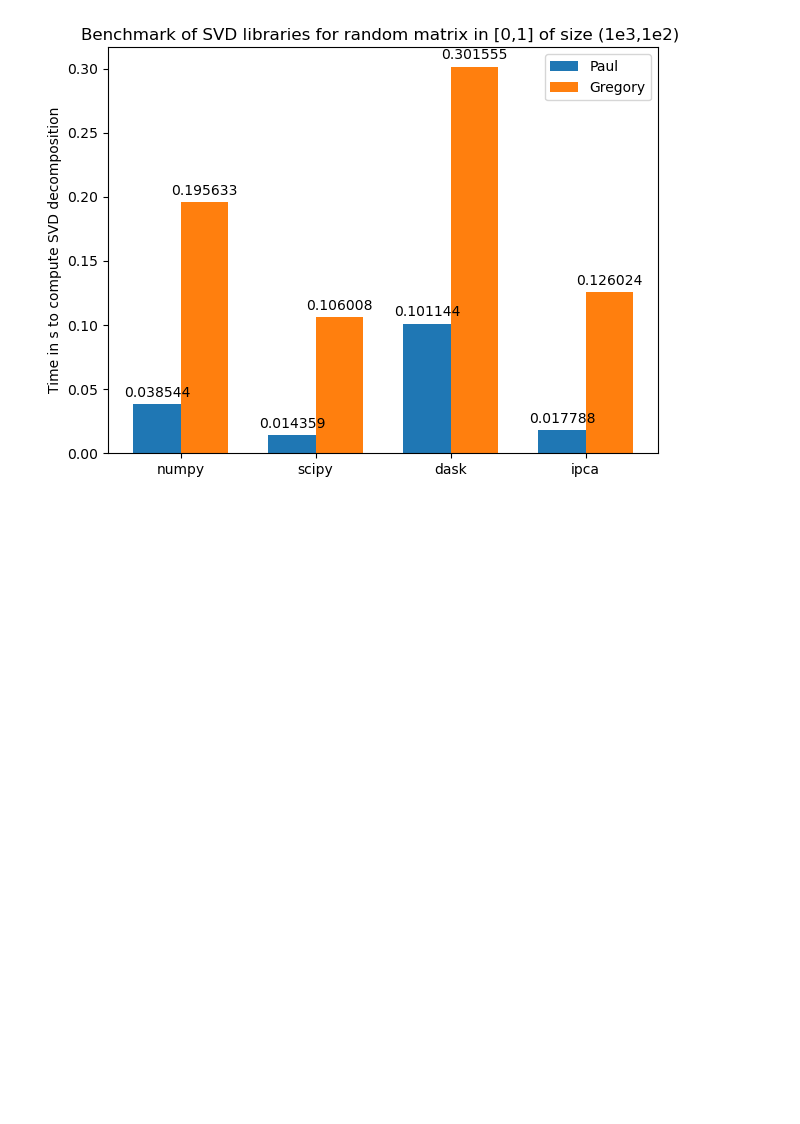
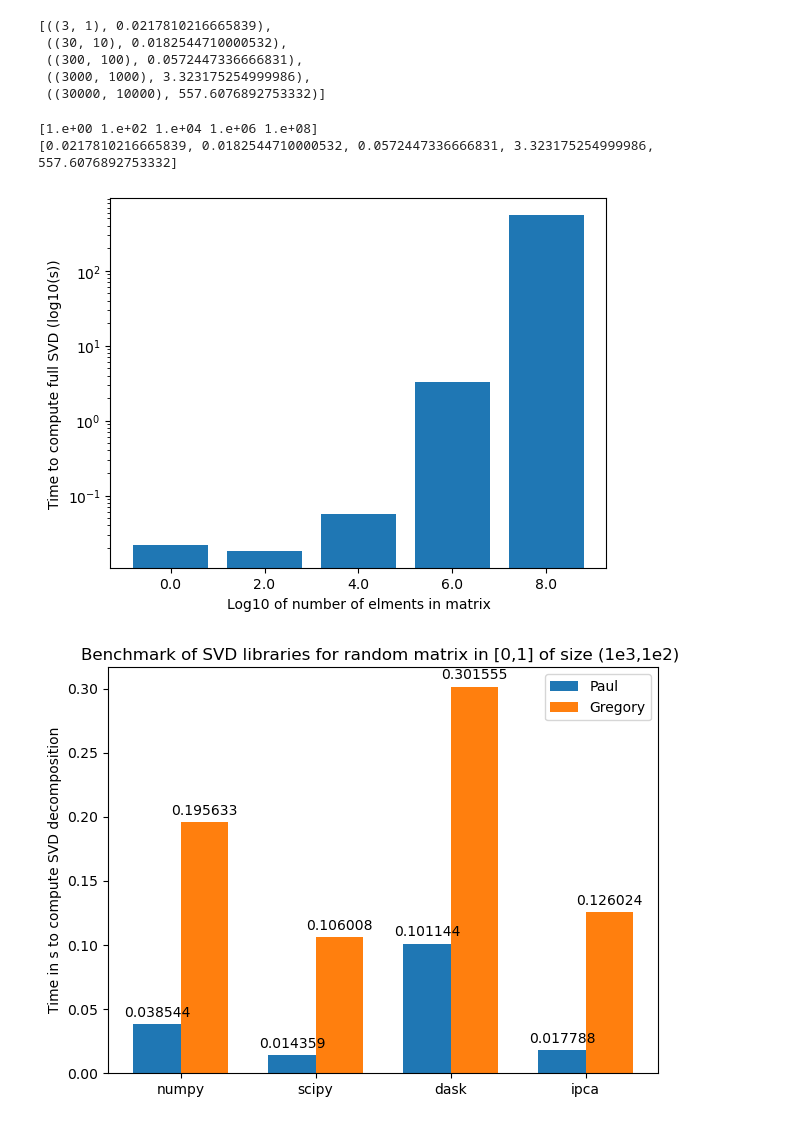
Before and after one commit to gleventoux/Extreme_SVD_Projet_Option, a Jupyter notebook: Histogrammes.ipynb, the cells around one changed output. Saved outputs shown, nothing was run; the diff lists cells and outputs as text; code cells hidden in the pictures; blank space fills up the shorter version.

Commit message:
add hist of memmap result

```diff
--- a/Histogrammes.ipynb
+++ b/Histogrammes.ipynb
@@ -23,0 +5,3 @@ KeyError: ' (1e3,1e2) '
+# %%
+df = pd.read_csv("memmap_results.csv",sep=",",header=0)
+df.head()
@@ -24 +15,38 @@ KeyError: ' (1e3,1e2) '
+# %%
+np_memmap_result = []
+for i in range(5):
+    dim_str = df["matrix"][i].split("_")[-1]
+    dim = tuple(map(lambda x : int(x),dim_str.split("x")))
+
+    np_memmap_result.append((dim, df["time"][i]))
+np_memmap_result
+# %% [output]
+[((3, 1), 0.0217810216665839),
+ ((30, 10), 0.0182544710000532),
+ ((300, 100), 0.0572447336666831),
+ ((3000, 1000), 3.323175254999986),
+ ((30000, 10000), 557.6076892753332)]
+# %%
+
+matrix_size = np.array([np_memmap_result[i][0][0] * np_memmap_result[i][0][1] for i in range(len(np_memmap_result))])/3
+time_val = [np_memmap_result[i][1] for i in range(len(np_memmap_result))]
+print(matrix_size)
+print(time_val)
+# %% [output]
+[1.e+00 1.e+02 1.e+04 1.e+06 1.e+08]
+[0.0217810216665839, 0.0182544710000532, 0.0572447336666831, 3.323175254999986, 557.6076892753332]
+# %%
+fig, ax = plt.subplots()
+x = [i for i in range(5)]
+ax.bar(x,time_val)
+ax.set_xticks(x, np.log10(matrix_size))
+
+ax.set_ylabel("Time to compute full SVD (log10(s))")
+ax.set_xlabel( "Log10 of number of elments in matrix")
+ax.set_yscale( 'log')
+
+
+plt.show()
+# %% [output]
+[figure, added]
 # %%
```
Also changed, not shown: parts of 4 cells of this notebook, 6 other files.
